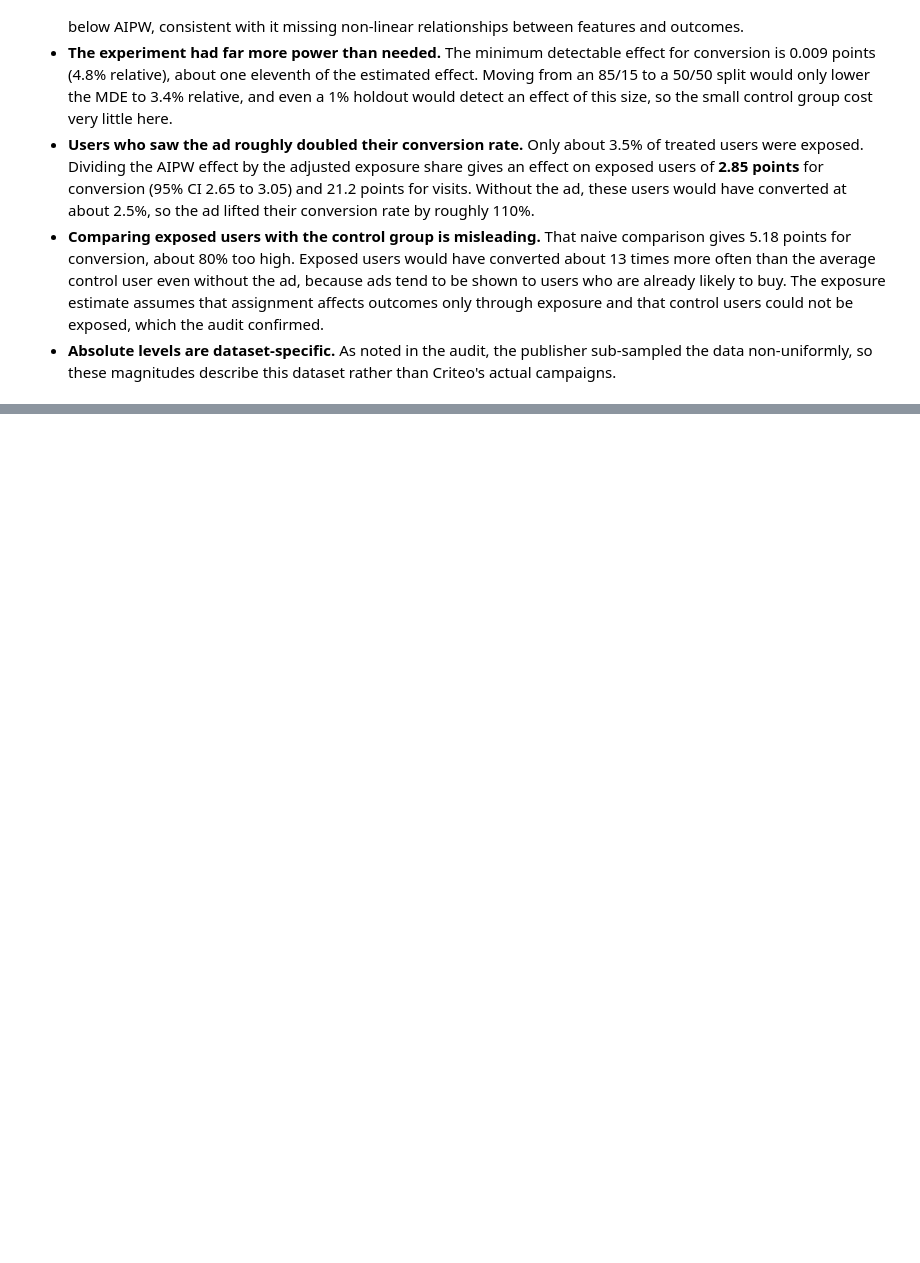
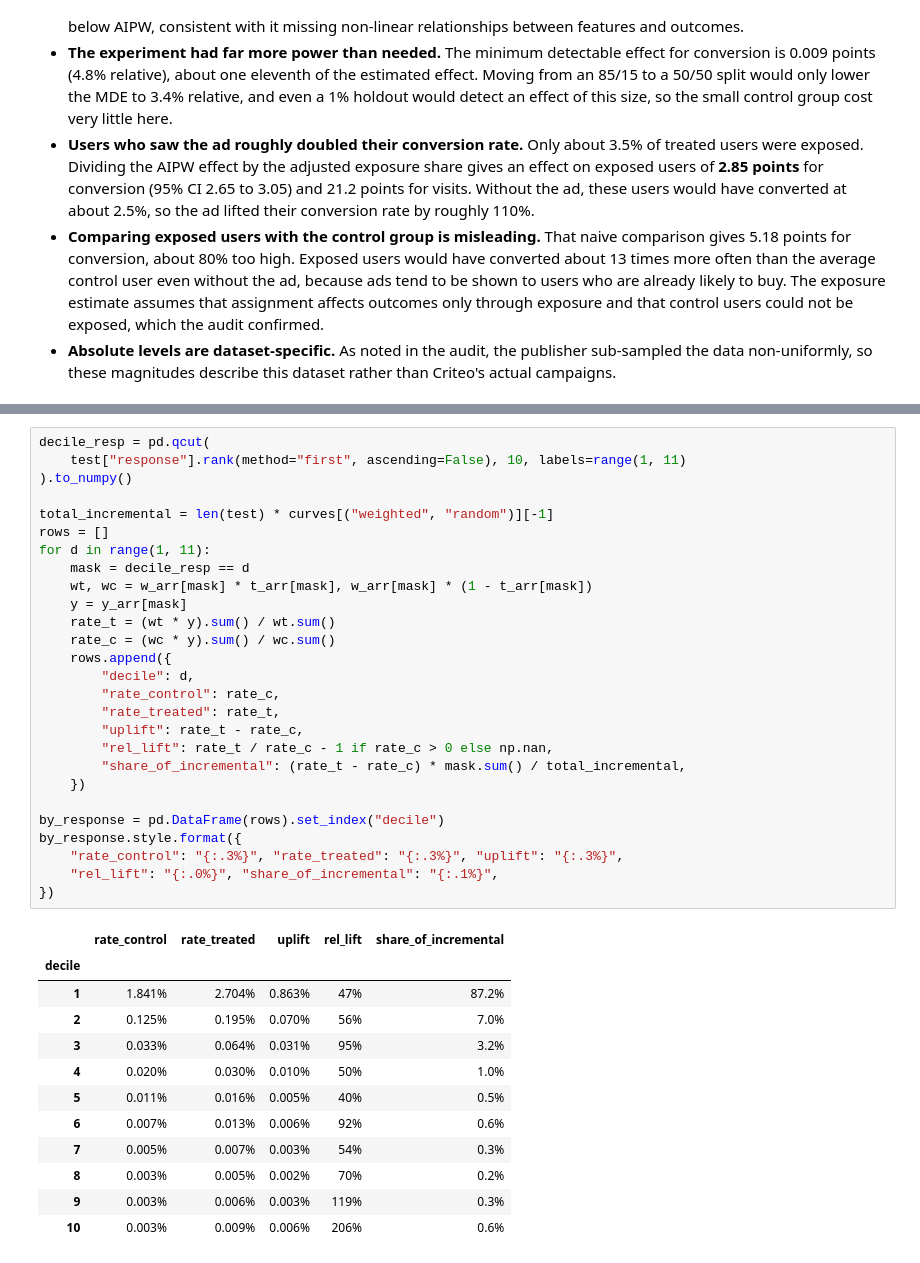
Before and after one commit to LindaZhao-neu/criteo-uplift-analysis, a Jupyter notebook: notebooks/criteo_uplift_analysis.ipynb, the cells around one changed output, grey strips where cells are left out. Cells and saved outputs as stored; diff of their text form; blank space fills up the shorter version.

```diff
--- a/notebooks/criteo_uplift_analysis.ipynb
+++ b/notebooks/criteo_uplift_analysis.ipynb
@@ -858,0 +1216,40 @@ Exposure share if treated, adjusted: 3.5264%
+# %%
+decile_resp = pd.qcut(
+    test["response"].rank(method="first", ascending=False), 10, labels=range(1, 11)
+).to_numpy()
+
+total_incremental = len(test) * curves[("weighted", "random")][-1]
+rows = []
+for d in range(1, 11):
+    mask = decile_resp == d
+    wt, wc = w_arr[mask] * t_arr[mask], w_arr[mask] * (1 - t_arr[mask])
+    y = y_arr[mask]
+    rate_t = (wt * y).sum() / wt.sum()
+    rate_c = (wc * y).sum() / wc.sum()
+    rows.append({
+        "decile": d,
+        "rate_control": rate_c,
+        "rate_treated": rate_t,
+        "uplift": rate_t - rate_c,
+        "rel_lift": rate_t / rate_c - 1 if rate_c > 0 else np.nan,
+        "share_of_incremental": (rate_t - rate_c) * mask.sum() / total_incremental,
+    })
+
+by_response = pd.DataFrame(rows).set_index("decile")
+by_response.style.format({
+    "rate_control": "{:.3%}", "rate_treated": "{:.3%}", "uplift": "{:.3%}",
+    "rel_lift": "{:.0%}", "share_of_incremental": "{:.1%}",
+})
+# %% [output]
+|  | rate_control | rate_treated | uplift | rel_lift | share_of_incremental |
+| decile |  |  |  |  |  |
+| 1 | 1.841% | 2.704% | 0.863% | 47% | 87.2% |
+| 2 | 0.125% | 0.195% | 0.070% | 56% | 7.0% |
+| 3 | 0.033% | 0.064% | 0.031% | 95% | 3.2% |
+| 4 | 0.020% | 0.030% | 0.010% | 50% | 1.0% |
+| 5 | 0.011% | 0.016% | 0.005% | 40% | 0.5% |
+| 6 | 0.007% | 0.013% | 0.006% | 92% | 0.6% |
+| 7 | 0.005% | 0.007% | 0.003% | 54% | 0.3% |
+| 8 | 0.003% | 0.005% | 0.002% | 70% | 0.2% |
+| 9 | 0.003% | 0.006% | 0.003% | 119% | 0.3% |
+| 10 | 0.003% | 0.009% | 0.006% | 206% | 0.6% |
```
Also changed, not shown: parts of 16 cells of this notebook.
